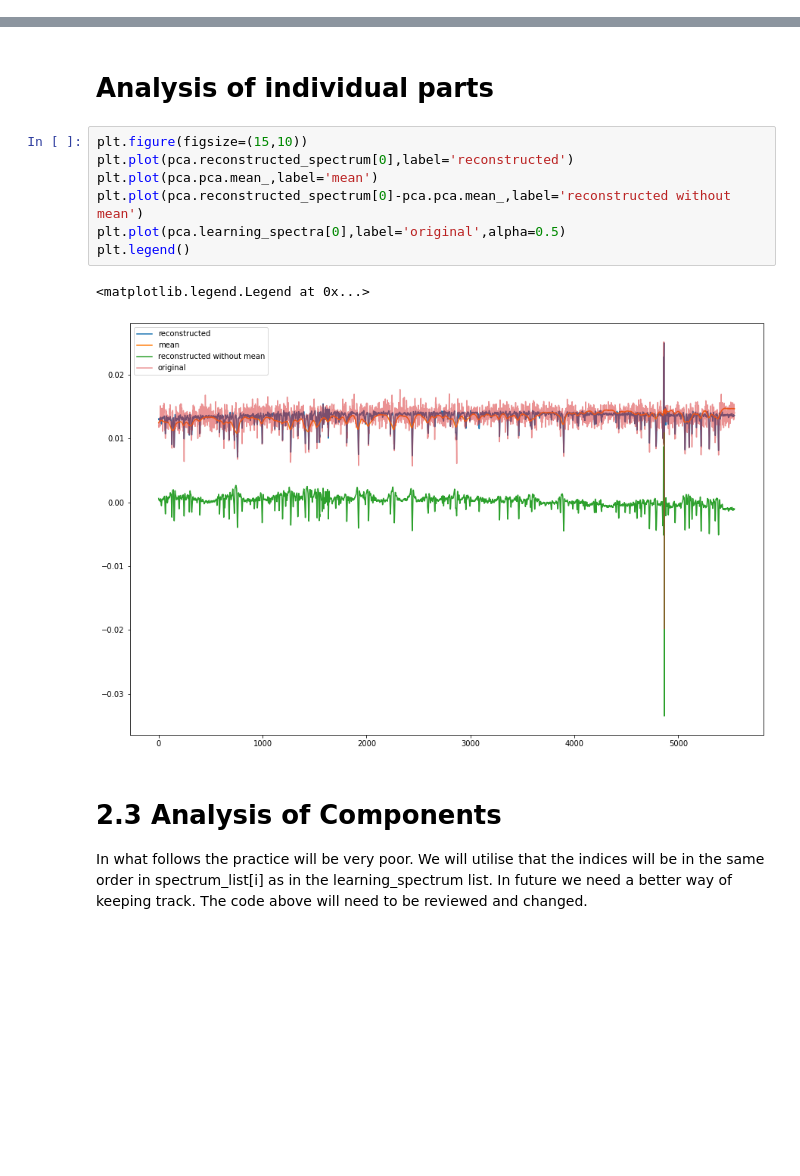
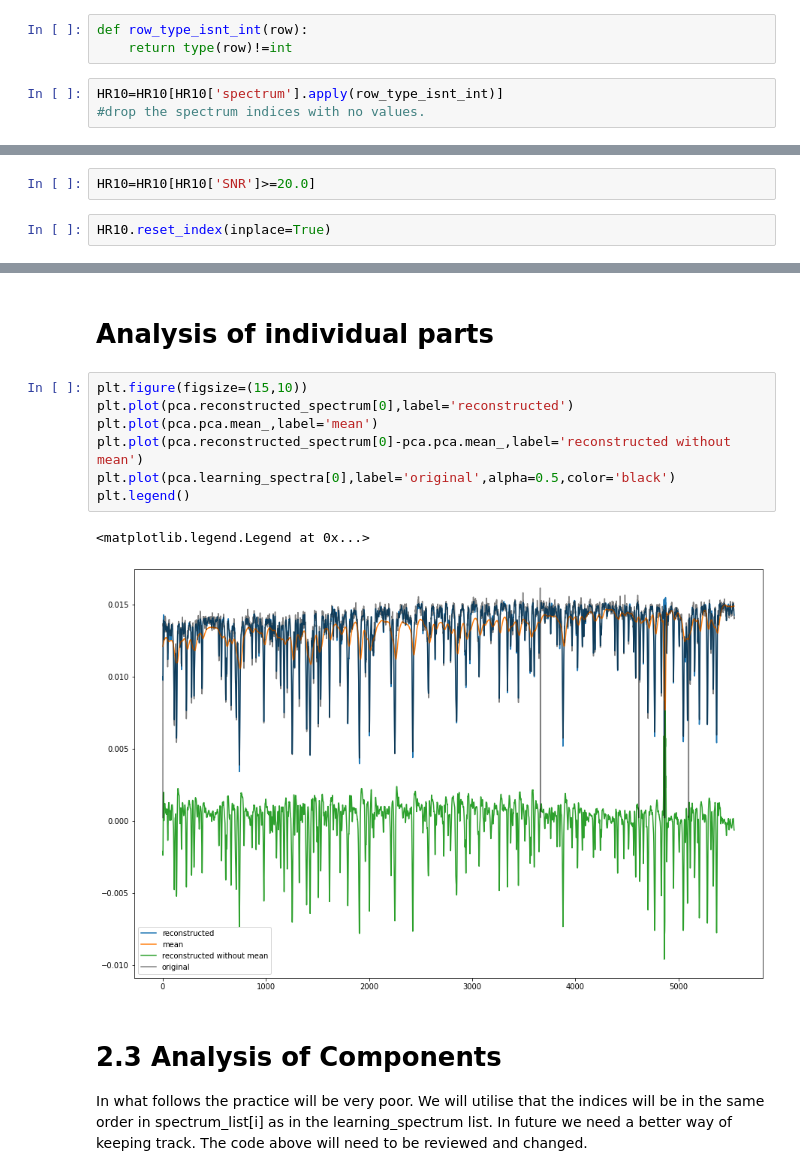
Before and after one commit to ocallam6/GES, a Jupyter notebook: Analysis/hr10_pca.ipynb, the cells around one changed output, grey strips where cells are left out. Drawn from its saved outputs; the diff is of its cells as text; blank space fills up the shorter version.

```diff
--- a/Analysis/hr10_pca.ipynb
+++ b/Analysis/hr10_pca.ipynb
@@ -96,0 +97,6 @@ NB: After this the xaxis isn't scaled labeled for the wavelength values. Needs t
+# %%
+def row_type_isnt_int(row):
+    return type(row)!=int
+# %%
+HR10=HR10[HR10['spectrum'].apply(row_type_isnt_int)]
+#drop the spectrum indices with no values.
@@ -97,3 +113,7 @@ NB: After this the xaxis isn't scaled labeled for the wavelength values. Needs t
+# %%
+HR10=HR10[HR10['SNR']>=20.0]
+# %%
+HR10.reset_index(inplace=True)
 # %% [markdown]
 # 2.0 Principal C A
 
@@ -246,13 +278,13 @@ We can see there is a significant increase in goodness of fit after 3 components
 # %%
 plt.figure(figsize=(15,10))
 plt.plot(pca.reconstructed_spectrum[0],label='reconstructed')
 plt.plot(pca.pca.mean_,label='mean')
 plt.plot(pca.reconstructed_spectrum[0]-pca.pca.mean_,label='reconstructed without mean')
-plt.plot(pca.learning_spectra[0],label='original',alpha=0.5)
+plt.plot(pca.learning_spectra[0],label='original',alpha=0.5,color='black')
 plt.legend()
 # %% [output]
 <matplotlib.legend.Legend at 0x...>
-[figure, old version]
+[figure, new version]
 # %% [markdown]
 # 2.3 Analysis of Components
 In what follows the practice will be very poor. We will utilise that the indices will be in the same order in spectrum_list[i] as in the learning_spectrum list. In future we need a better way of keeping track. The code above will need to be reviewed and changed.
```
Also changed, not shown: parts of 54 cells of this notebook, 3 other files.
